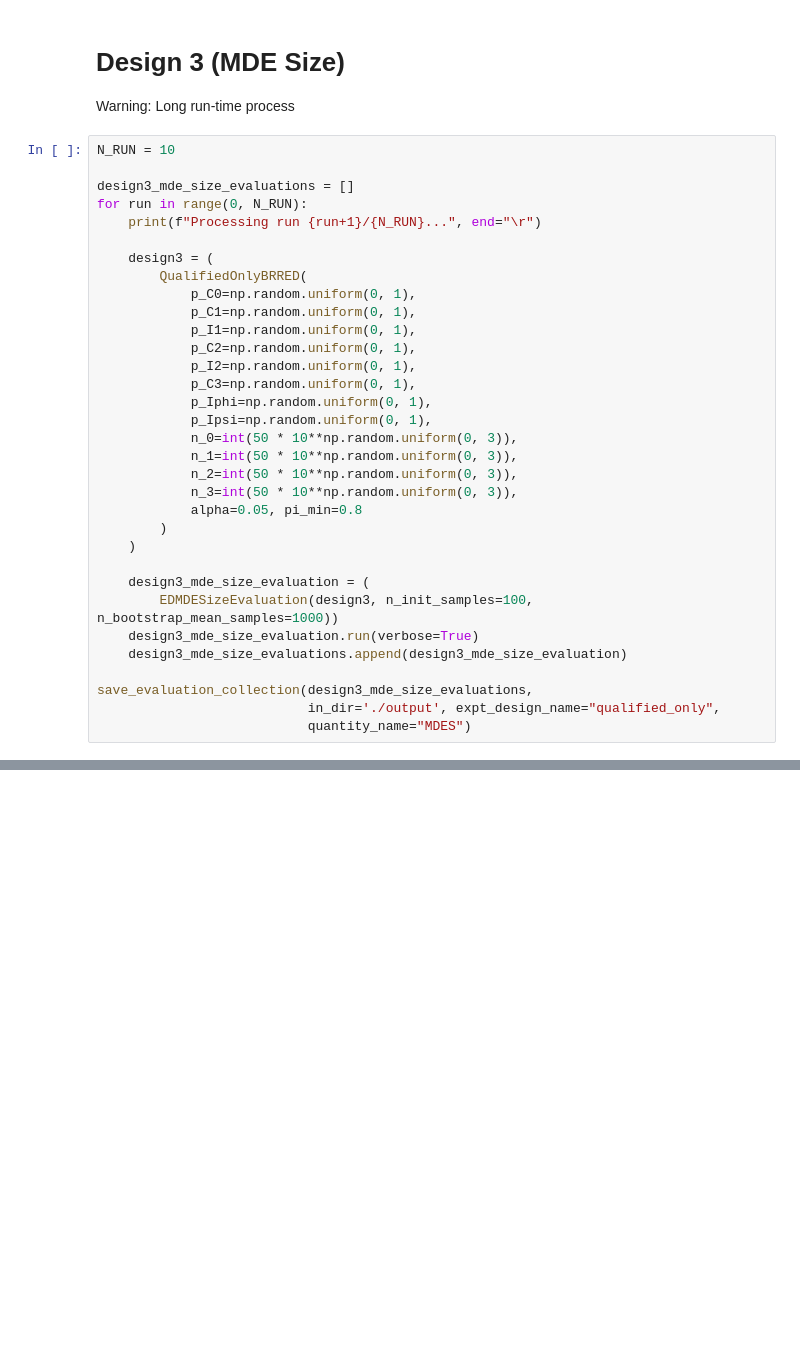
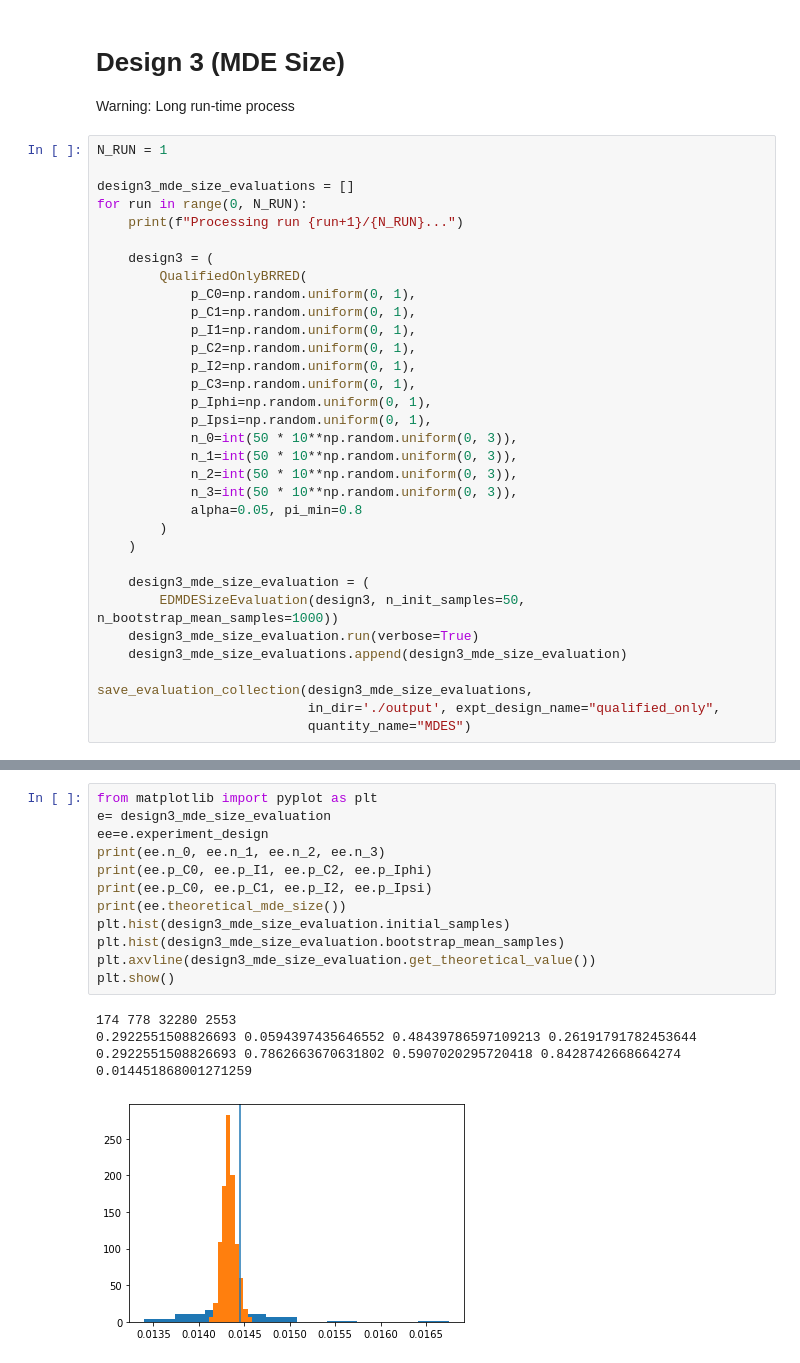
Before and after one commit to liuchbryan/experiment_design_evaluation, a Jupyter notebook: evaluate_theoretical_values.ipynb, the cells around one changed output, grey strips where cells are left out. Cells and saved outputs as stored; diff of their text form; blank space fills up the shorter version.

```diff
--- a/evaluate_theoretical_values.ipynb
+++ b/evaluate_theoretical_values.ipynb
@@ -147,11 +191,11 @@ np.array([e.theoretical_value_within_centred_CI(0.05)
 
 Warning: Long run-time process
 # %%
-N_RUN = 10
+N_RUN = 1
 
 design3_mde_size_evaluations = []
 for run in range(0, N_RUN):
-    print(f"Processing run {run+1}/{N_RUN}...", end="\r")
+    print(f"Processing run {run+1}/{N_RUN}...")
 
     design3 = (
         QualifiedOnlyBRRED(
@@ -172,7 +216,7 @@ for run in range(0, N_RUN):
     )
 
     design3_mde_size_evaluation = (
-        EDMDESizeEvaluation(design3, n_init_samples=100, n_bootstrap_mean_samples=1000))
+        EDMDESizeEvaluation(design3, n_init_samples=50, n_bootstrap_mean_samples=1000))
     design3_mde_size_evaluation.run(verbose=True)
     design3_mde_size_evaluations.append(design3_mde_size_evaluation)
 
@@ -181,0 +234,18 @@ save_evaluation_collection(design3_mde_size_evaluations,
+# %%
+from matplotlib import pyplot as plt
+e= design3_mde_size_evaluation
+ee=e.experiment_design
+print(ee.n_0, ee.n_1, ee.n_2, ee.n_3)
+print(ee.p_C0, ee.p_I1, ee.p_C2, ee.p_Iphi)
+print(ee.p_C0, ee.p_C1, ee.p_I2, ee.p_Ipsi)
+print(ee.theoretical_mde_size())
+plt.hist(design3_mde_size_evaluation.initial_samples)
+plt.hist(design3_mde_size_evaluation.bootstrap_mean_samples)
+plt.axvline(design3_mde_size_evaluation.get_theoretical_value())
+plt.show()
+# %% [output]
+174 778 32280 2553
+0.2922551508826693 0.0594397435646552 0.48439786597109213 0.26191791782453644
+0.2922551508826693 0.7862663670631802 0.5907020295720418 0.8428742668664274
+0.014451868001271259
+[figure, added]
```
Also changed, not shown: parts of 26 cells of this notebook, 10 other files.
